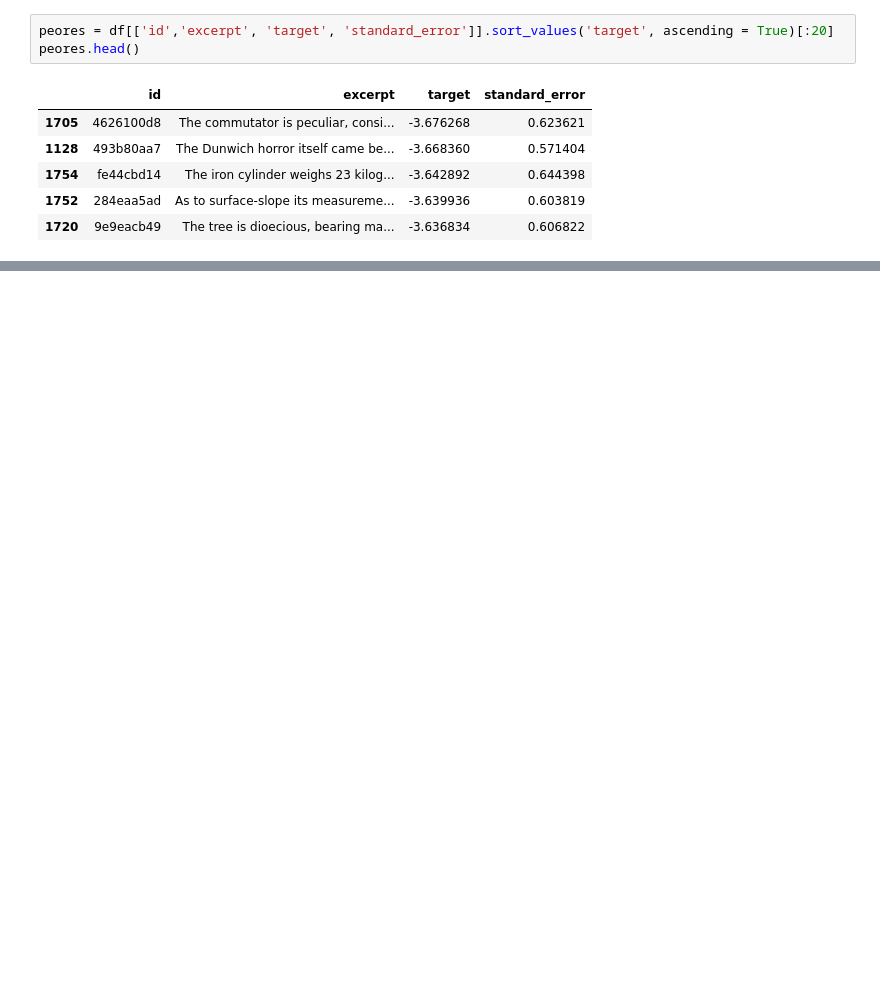
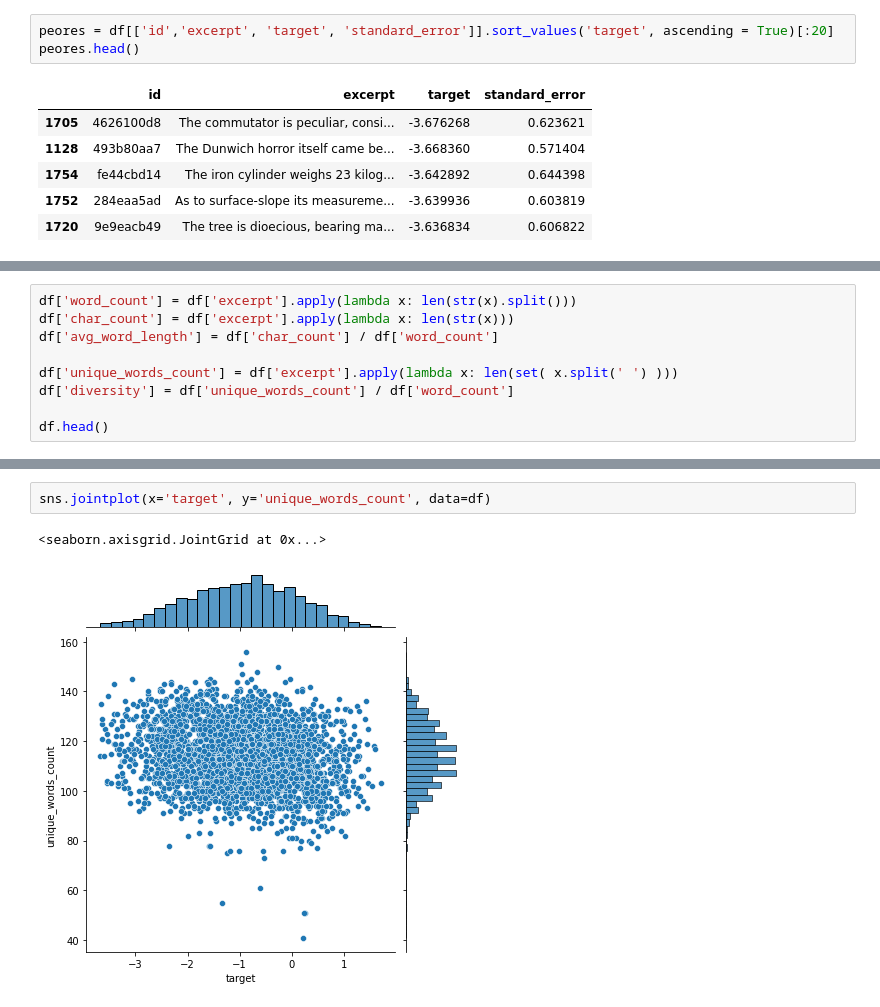
Before and after one commit to exemartinez/makeovermonday_projects, a Jupyter notebook: scripts/ReadabilityKaggle.ipynb, the cells around one changed output, grey strips where cells are left out. Saved outputs shown, nothing was run; the diff lists cells and outputs as text; blank space fills up the shorter version.

```diff
--- a/scripts/ReadabilityKaggle.ipynb
+++ b/scripts/ReadabilityKaggle.ipynb
@@ -154,0 +147,9 @@ data.dtypes
+# %%
+df['word_count'] = df['excerpt'].apply(lambda x: len(str(x).split()))
+df['char_count'] = df['excerpt'].apply(lambda x: len(str(x)))
+df['avg_word_length'] = df['char_count'] / df['word_count']
+
+df['unique_words_count'] = df['excerpt'].apply(lambda x: len(set( x.split(' ') )))
+df['diversity'] = df['unique_words_count'] / df['word_count']
+
+df.head()
@@ -154,0 +163,5 @@ data.dtypes
+# %%
+sns.jointplot(x='target', y='unique_words_count', data=df)
+# %% [output]
+<seaborn.axisgrid.JointGrid at 0x...>
+[figure, added]
```
Also changed, not shown: parts of 25 cells of this notebook.
